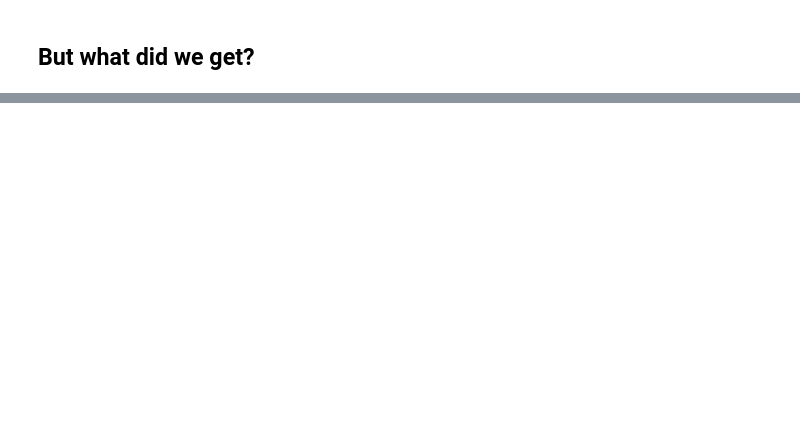
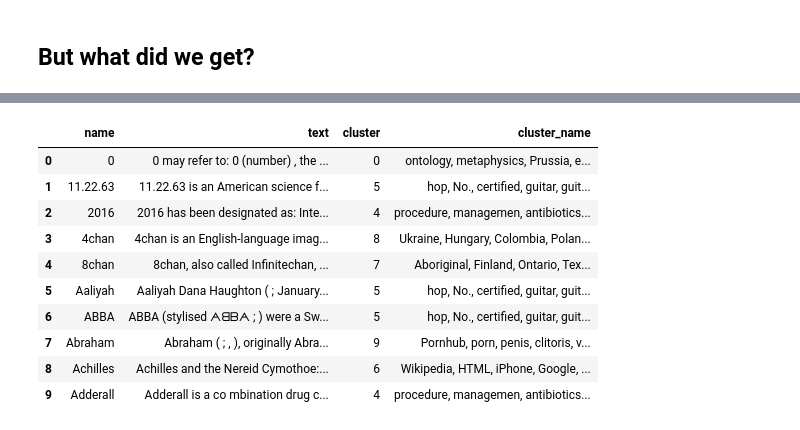
Before and after one commit to ohadravid/ml-tutorial, a Jupyter notebook: notebooks/402-ClusteringTextFromWiki.ipynb, the cells around one changed output, grey strips where cells are left out. Cells and saved outputs as stored; diff of their text form; code cells hidden in the pictures; blank space fills up the shorter version.

```diff
--- a/notebooks/402-ClusteringTextFromWiki.ipynb
+++ b/notebooks/402-ClusteringTextFromWiki.ipynb
@@ -110,7 +195,19 @@ cluster_names
 # %%
 clustered['cluster_name'] =clustered.cluster.map(lambda cluster: cluster_names[cluster])
 # %%
-clustered.head(60)
+clustered.head(10)
+# %% [output]
+|  | name | text | cluster | cluster_name |
+| 0 | 0 | 0 may refer to: 0 (number) , the ... | 0 | ontology, metaphysics, Prussia, e... |
+| 1 | 11.22.63 | 11.22.63 is an American science f... | 5 | hop, No., certified, guitar, guit... |
+| 2 | 2016 | 2016 has been designated as: Inte... | 4 | procedure, managemen, antibiotics... |
+| 3 | 4chan | 4chan is an English-language imag... | 8 | Ukraine, Hungary, Colombia, Polan... |
+| 4 | 8chan | 8chan, also called Infinitechan, ... | 7 | Aboriginal, Finland, Ontario, Tex... |
+| 5 | Aaliyah | Aaliyah Dana Haughton ( ; January... | 5 | hop, No., certified, guitar, guit... |
+| 6 | ABBA | ABBA (stylised ᗅᗺᗷᗅ ; ) were a Sw... | 5 | hop, No., certified, guitar, guit... |
+| 7 | Abraham | Abraham ( ; , ), originally Abra... | 9 | Pornhub, porn, penis, clitoris, v... |
+| 8 | Achilles | Achilles and the Nereid Cymothoe:... | 6 | Wikipedia, HTML, iPhone, Google, ... |
+| 9 | Adderall | Adderall is a co mbination drug c... | 4 | procedure, managemen, antibiotics... |
 # %%
 from sklearn.metrics.pairwise import cosine_similarity
 dist = 1 - cosine_similarity(tfidf_matrix)
```
Also changed, not shown: parts of 25 cells of this notebook, 8 other files.
